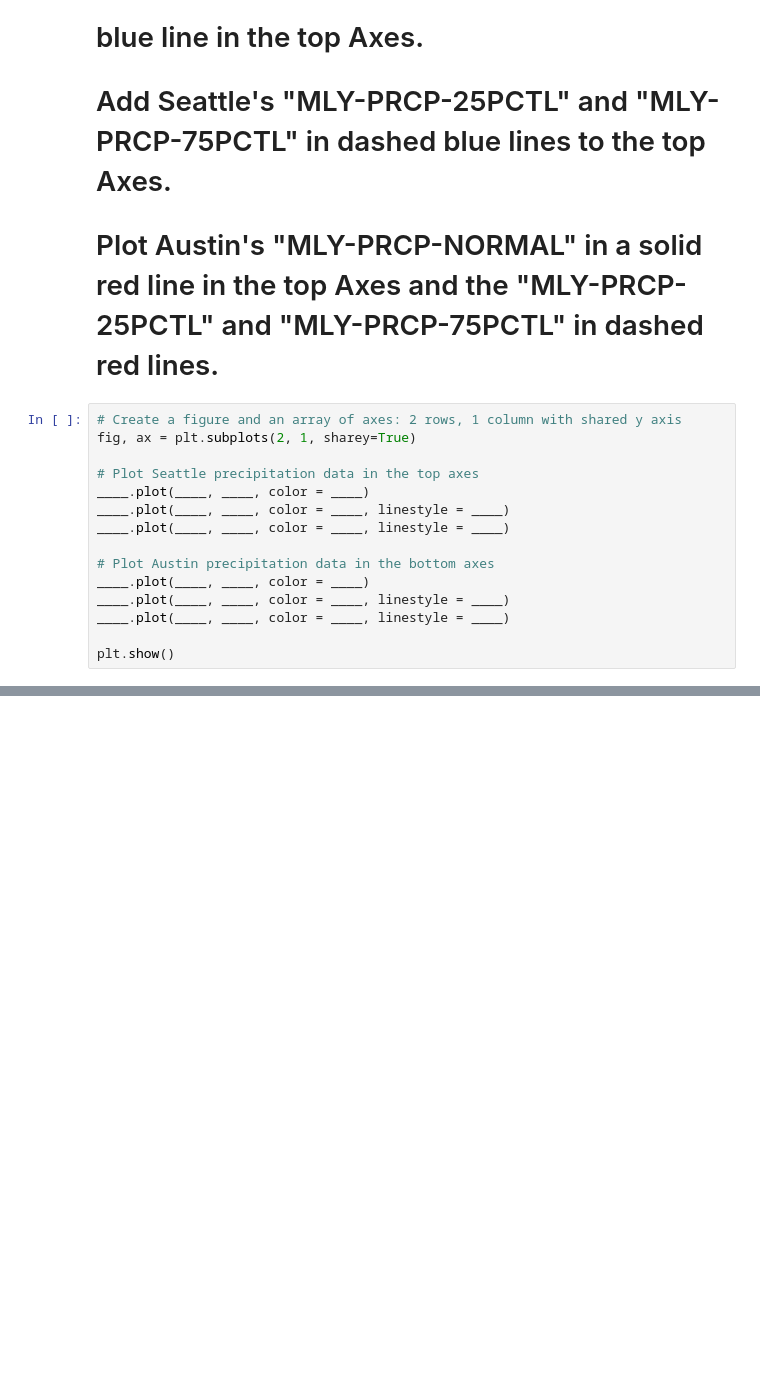
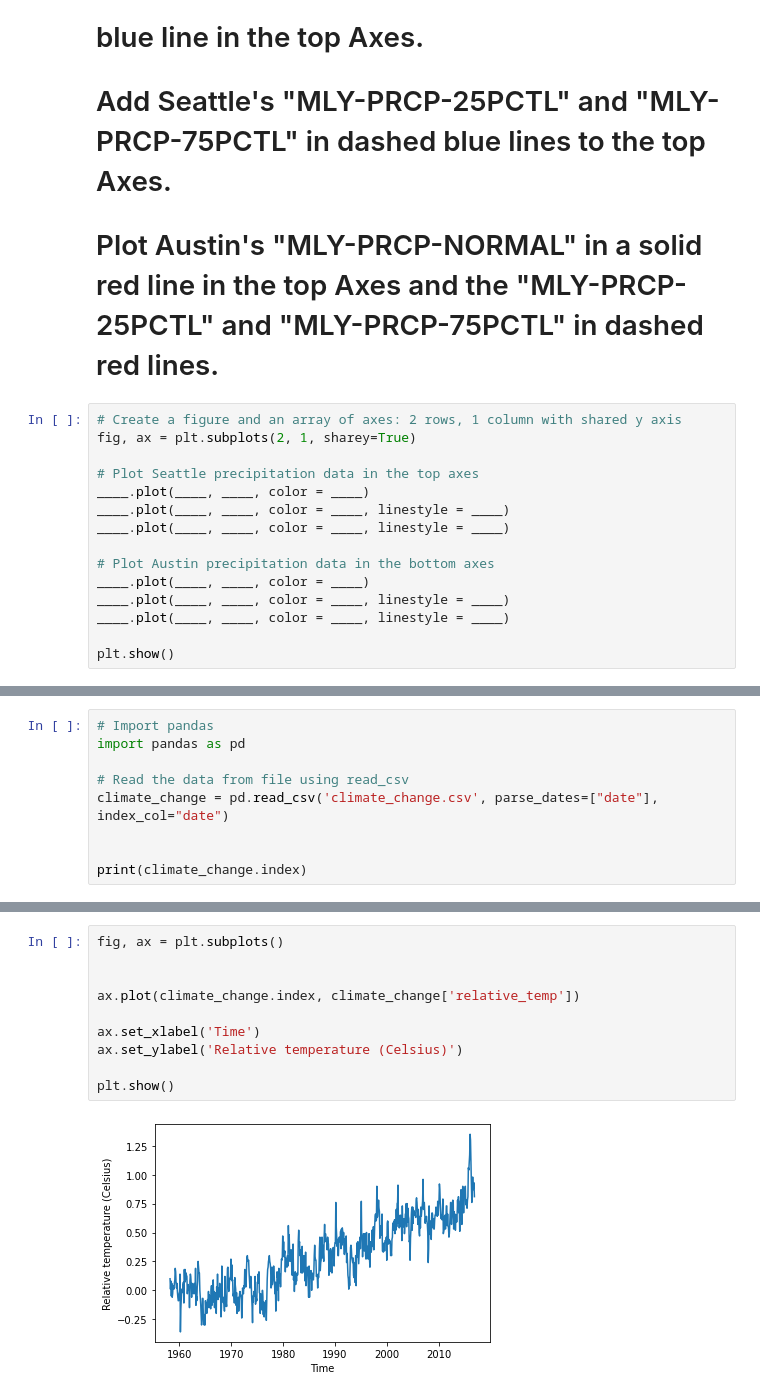
Before and after one commit to johnhhu2020/DataCamp-Data-Scientist-with-Python-Track, a Jupyter notebook: DataCamp Introduction to Data Visualization with Matplotlib.ipynb, the cells around one changed output, grey strips where cells are left out. Drawn from its saved outputs; the diff is of its cells as text; blank space fills up the shorter version.

```diff
--- a/DataCamp Introduction to Data Visualization with Matplotlib.ipynb
+++ b/DataCamp Introduction to Data Visualization with Matplotlib.ipynb
@@ -708,0 +844,9 @@ plt.show()
+# %%
+# Import pandas
+import pandas as pd
+
+# Read the data from file using read_csv
+climate_change = pd.read_csv('climate_change.csv', parse_dates=["date"], index_col="date")
+
+
+print(climate_change.index)
@@ -708,0 +877,12 @@ plt.show()
+# %%
+fig, ax = plt.subplots()
+
+
+ax.plot(climate_change.index, climate_change['relative_temp'])
+
+ax.set_xlabel('Time')
+ax.set_ylabel('Relative temperature (Celsius)')
+
+plt.show()
+# %% [output]
+[figure, added]
```
Also changed, not shown: parts of 27 cells of this notebook.
